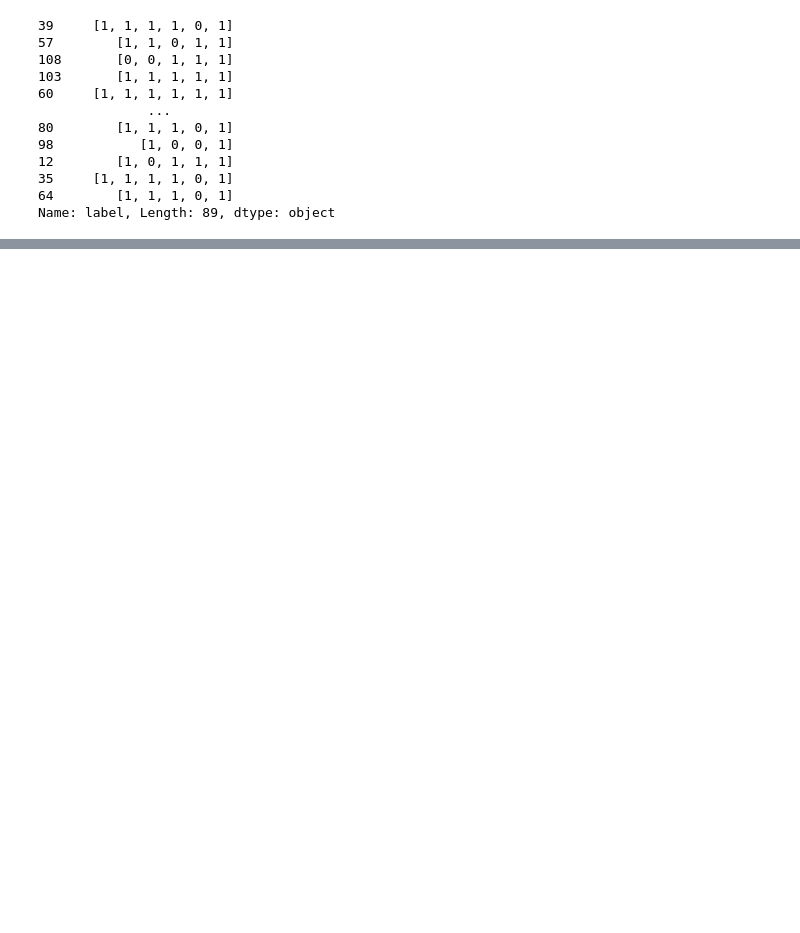
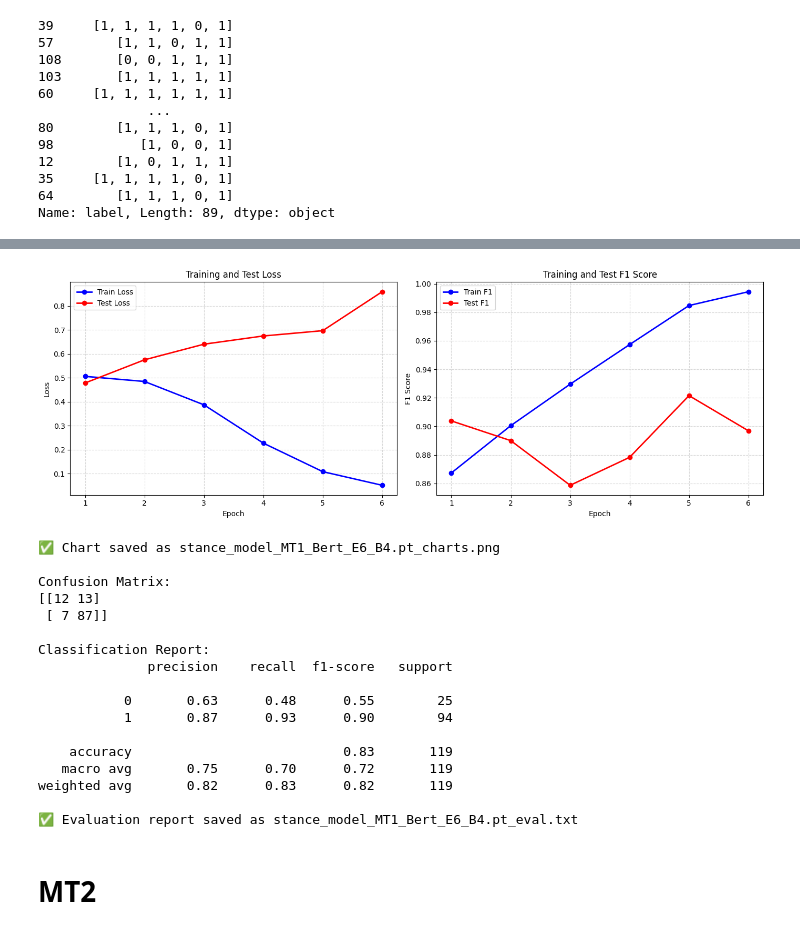
Before and after one commit to myeghaneh/ArguSentiment, a Jupyter notebook: src/experiments.ipynb, the cells around one changed output, grey strips where cells are left out. Saved outputs shown, nothing was run; the diff lists cells and outputs as text; code cells hidden in the pictures; blank space fills up the shorter version.

```diff
--- a/src/experiments.ipynb
+++ b/src/experiments.ipynb
@@ -101,0 +168,13 @@ BERTClassifier(
+# %%
+model, history, y_test_pred= train_model(
+    X_train=(X_train['text'].tolist(), X_train['topic_id'].tolist(), X_train['nrc_feats'].tolist()),
+    y_train=y_train.tolist(),
+    X_test=(X_test['text'].tolist(), X_test['topic_id'].tolist(), X_test['nrc_feats'].tolist()),
+    y_test=y_test.tolist(),
+    batch_size=4,
+    epochs=6,
+    device='cuda' if torch.cuda.is_available() else 'cpu',
+    sample_level=True,
+    model_name='bert-base-uncased',  # or any HuggingFace model like 'roberta-base'
+    saved_model_path='stance_model_sampleMT1_Bert_E6_B4.pt'
+)
@@ -101,0 +219,23 @@ BERTClassifier(
+# %%
+plot_training_history_cm_cr(history,y_true=y_test,y_pred=y_test_pred, classes=["0", "1"], run_name='stance_model_MT1_Bert_E6_B4.pt')
+# %% [output]
+[figure, added]
+✅ Chart saved as stance_model_MT1_Bert_E6_B4.pt_charts.png
+
+Confusion Matrix:
+[[12 13]
+ [ 7 87]]
+
+Classification Report:
+              precision    recall  f1-score   support
+
+           0       0.63      0.48      0.55        25
+           1       0.87      0.93      0.90        94
+
+    accuracy                           0.83       119
+   macro avg       0.75      0.70      0.72       119
+weighted avg       0.82      0.83      0.82       119
+
+✅ Evaluation report saved as stance_model_MT1_Bert_E6_B4.pt_eval.txt
+# %% [markdown]
+# MT2
```
Also changed, not shown: parts of 43 cells of this notebook, 1 other file.
